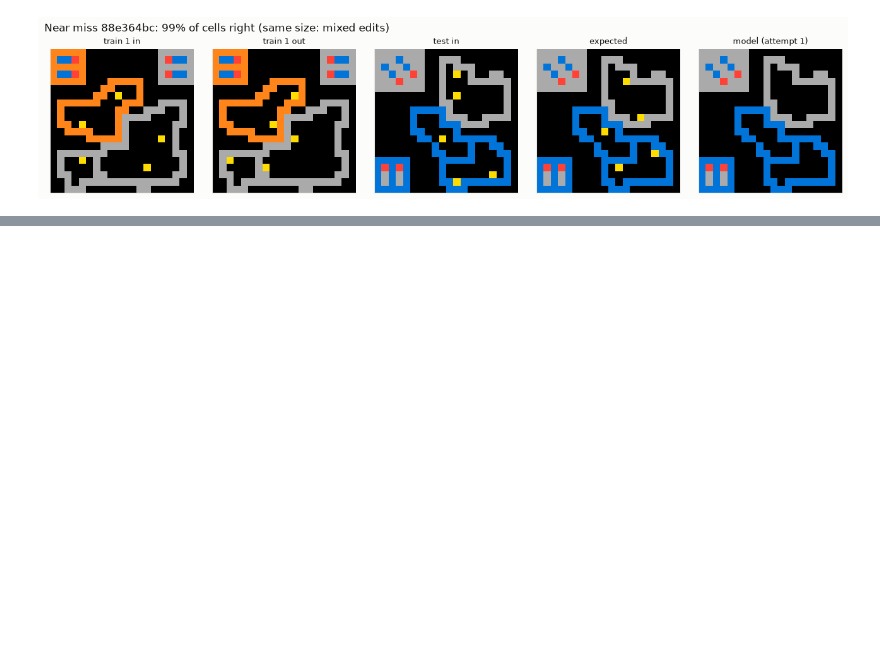
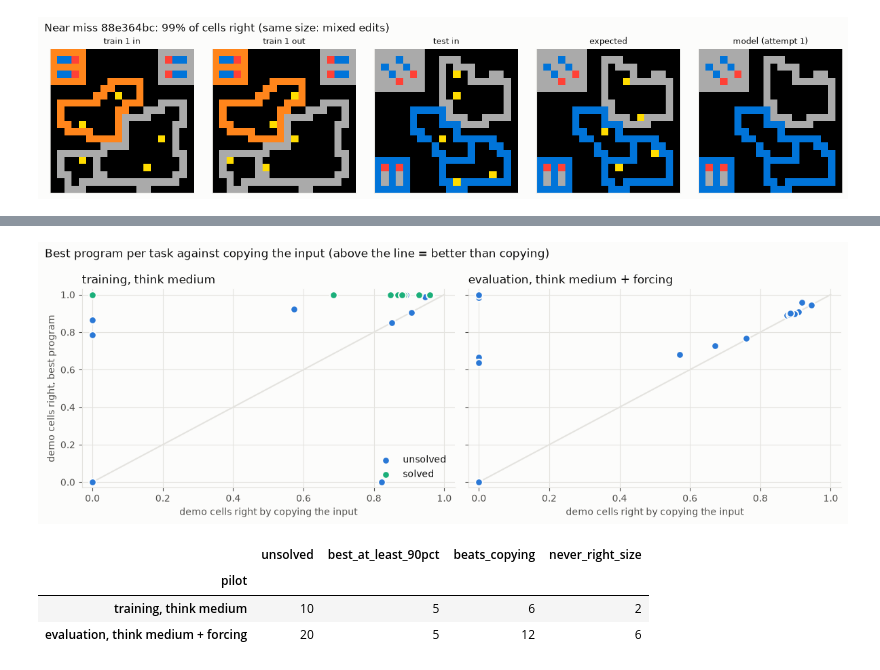
Before and after one commit to AbdullahAssi/arc-agi-2-hybrid-solver, a Jupyter notebook: llm_analysis.ipynb, the cells around one changed output, grey strips where cells are left out. Drawn from its saved outputs; the diff is of its cells as text; code cells hidden in the pictures; blank space fills up the shorter version.

```diff
--- a/llm_analysis.ipynb
+++ b/llm_analysis.ipynb
@@ -267,0 +383,50 @@ for _, r in near.iterrows():
+# %%
+def demo_accuracy(task, code):
+    """Mean share of cells right over the demonstrations (0 for a wrong-size or failed output)."""
+    outs = run_program(code, [x for x, _ in task["train"]])
+    if isinstance(outs, str):
+        return 0.0
+    return float(np.mean([(o == y).mean() if not isinstance(o, str) and o.shape == y.shape else 0.0
+                          for o, (_, y) in zip(outs, task["train"])]))
+
+
+def copy_accuracy(task):
+    return float(np.mean([(x == y).mean() if x.shape == y.shape else 0.0 for x, y in task["train"]]))
+
+
+# Re-runs every saved program on its demonstrations (a minute or two)
+closeness = []
+for name, (split, rows) in prog.items():
+    if "low" in name:
+        continue
+    for r in rows:
+        task = splits[split][r["task"]]
+        best = max([demo_accuracy(task, e["code"]) for e in r["log"] if "code" in e], default=0.0)
+        closeness.append({"pilot": name, "task": r["task"], "best program": best, "copy input": copy_accuracy(task),
+                          "solved": r["score"] > 0})
+closeness = pd.DataFrame(closeness)
+
+fig, axes = plt.subplots(1, 2, figsize=(12, 4.2), sharey=True)
+for ax, (name, g) in zip(axes, closeness.groupby("pilot", sort=False)):
+    ax.plot([0, 1], [0, 1], color=GRID, linewidth=1.5, zorder=1)
+    for solved, color, label in [(False, SERIES[0], "unsolved"), (True, SERIES[2], "solved")]:
+        s = g[g["solved"] == solved]
+        ax.scatter(s["copy input"], s["best program"], s=60, color=color, edgecolor="#fcfcfb", linewidth=1.5,
+                   zorder=2, label=label)
+    ax.set(xlabel="demo cells right by copying the input", xlim=(-0.03, 1.03), ylim=(-0.03, 1.03))
+    ax.set_title(name, loc="left")
+axes[0].set_ylabel("demo cells right, best program")
+axes[0].legend(frameon=False, loc="lower right")
+fig.suptitle("Best program per task against copying the input (above the line = better than copying)", x=0.01, ha="left")
+plt.tight_layout(); plt.show()
+unsolved = closeness[~closeness["solved"]]
+display(unsolved.groupby("pilot", sort=False).agg(
+    unsolved=("task", "size"), best_at_least_90pct=("best program", lambda s: int((s >= 0.9).sum())),
+    beats_copying=("best program", lambda s: int((s > unsolved.loc[s.index, "copy input"]).sum())),
+    never_right_size=("best program", lambda s: int((s == 0).sum()))))
+# %% [output]
+[figure, added]
+|  | unsolved | best_at_least_90pct | beats_copying | never_right_size |
+| pilot |  |  |  |  |
+| training, think medium | 10 | 5 | 6 | 2 |
+| evaluation, think medium + forcing | 20 | 5 | 12 | 6 |
```
Also changed, not shown: parts of 7 cells of this notebook, 4 other files.
